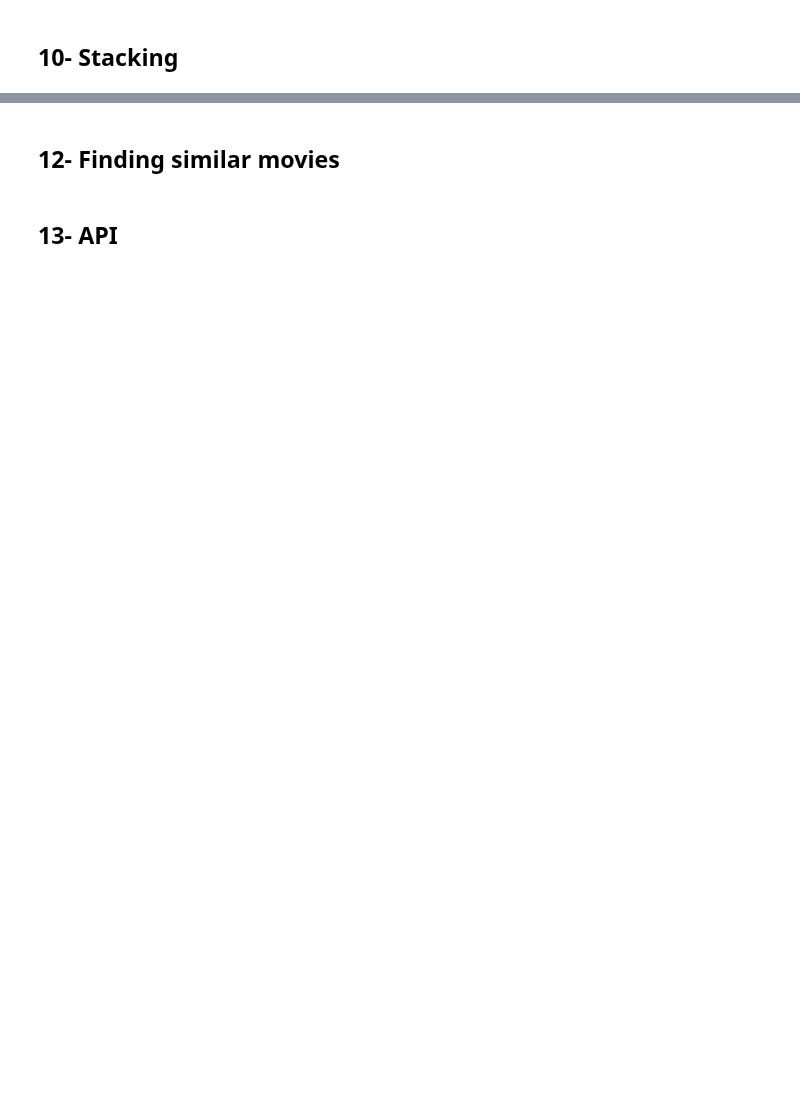
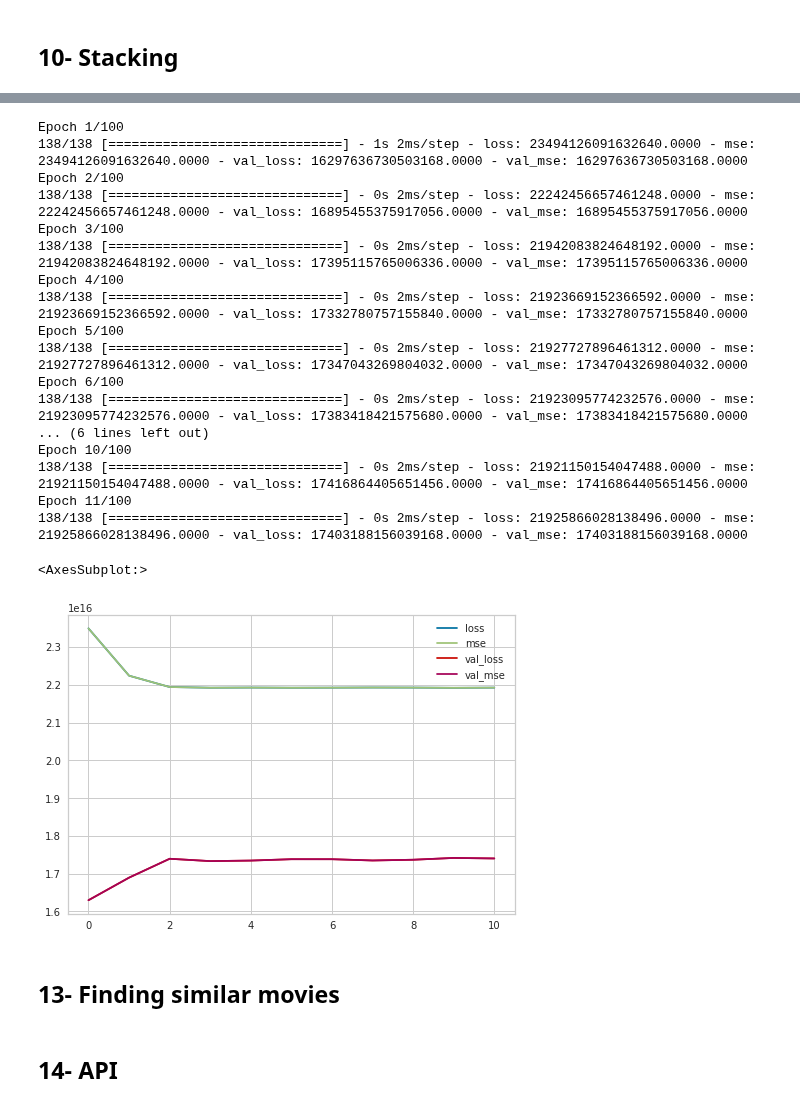
Before and after one commit to scienclick/pde_cap_mrp_zagros, a Jupyter notebook: notebooks/main_notebook.ipynb, the cells around one changed output, grey strips where cells are left out. Cells and saved outputs as stored; diff of their text form; code cells hidden in the pictures; blank space fills up the shorter version.

```diff
--- a/notebooks/main_notebook.ipynb
+++ b/notebooks/main_notebook.ipynb
@@ -495,4 +655,55 @@ Imputing missing values in feature set
+# %%
+def compile_model(model, optimizer_name):
+
+    # $CHALLENGIFY_BEGIN
+    model.compile(loss = 'mse',
+                  optimizer = optimizer_name,
+                  metrics = 'mse')
+
+    return model
+    # $CHALLENGIFY_END
+# %%
+from tensorflow.keras.callbacks import EarlyStopping
+from tensorflow.keras.optimizers import Adam
+adam = Adam(learning_rate = 0.5)
+# $CHALLENGIFY_BEGIN
+model = compile_model(initialize_model(), 'adam')
+
+es = EarlyStopping(patience =10,
+                   restore_best_weights = True)
+
+history = model.fit(X.dropna(),
+                    target_1,
+                    validation_split = 0.2,
+                    shuffle = True,
+                    batch_size = 32,
+                    epochs = 100,
+                    callbacks = [es],
+                    verbose=1)
+
+
+pd.DataFrame(history.history).plot()
+# %% [output]
+Epoch 1/100
+138/138 [==============================] - 1s 2ms/step - loss: 23494126091632640.0000 - mse: 23494126091632640.0000 - val_loss: 16297636730503168.0000 - val_mse: 16297636730503168.0000
+Epoch 2/100
+138/138 [==============================] - 0s 2ms/step - loss: 22242456657461248.0000 - mse: 22242456657461248.0000 - val_loss: 16895455375917056.0000 - val_mse: 16895455375917056.0000
+Epoch 3/100
+138/138 [==============================] - 0s 2ms/step - loss: 21942083824648192.0000 - mse: 21942083824648192.0000 - val_loss: 17395115765006336.0000 - val_mse: 17395115765006336.0000
+Epoch 4/100
+138/138 [==============================] - 0s 2ms/step - loss: 21923669152366592.0000 - mse: 21923669152366592.0000 - val_loss: 17332780757155840.0000 - val_mse: 17332780757155840.0000
+Epoch 5/100
+138/138 [==============================] - 0s 2ms/step - loss: 21927727896461312.0000 - mse: 21927727896461312.0000 - val_loss: 17347043269804032.0000 - val_mse: 17347043269804032.0000
+Epoch 6/100
+138/138 [==============================] - 0s 2ms/step - loss: 21923095774232576.0000 - mse: 21923095774232576.0000 - val_loss: 17383418421575680.0000 - val_mse: 17383418421575680.0000
+... (6 lines left out)
+Epoch 10/100
+138/138 [==============================] - 0s 2ms/step - loss: 21921150154047488.0000 - mse: 21921150154047488.0000 - val_loss: 17416864405651456.0000 - val_mse: 17416864405651456.0000
+Epoch 11/100
+138/138 [==============================] - 0s 2ms/step - loss: 21925866028138496.0000 - mse: 21925866028138496.0000 - val_loss: 17403188156039168.0000 - val_mse: 17403188156039168.0000
+<AxesSubplot:>
+[figure, added]
 # %% [markdown]
-## 12- Finding similar movies
+## 13- Finding similar movies
 # %% [markdown]
-## 13- API
+## 14- API
```
Also changed, not shown: parts of 23 cells of this notebook.
